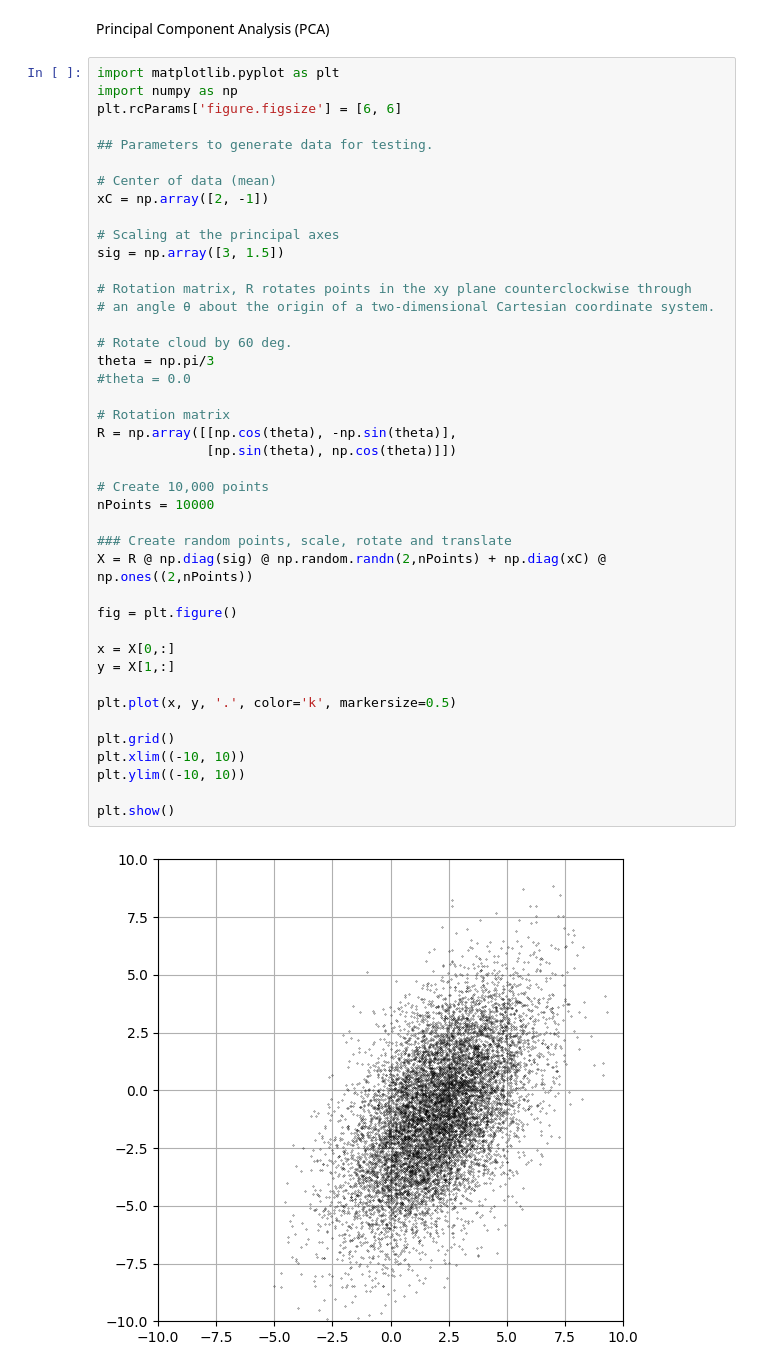
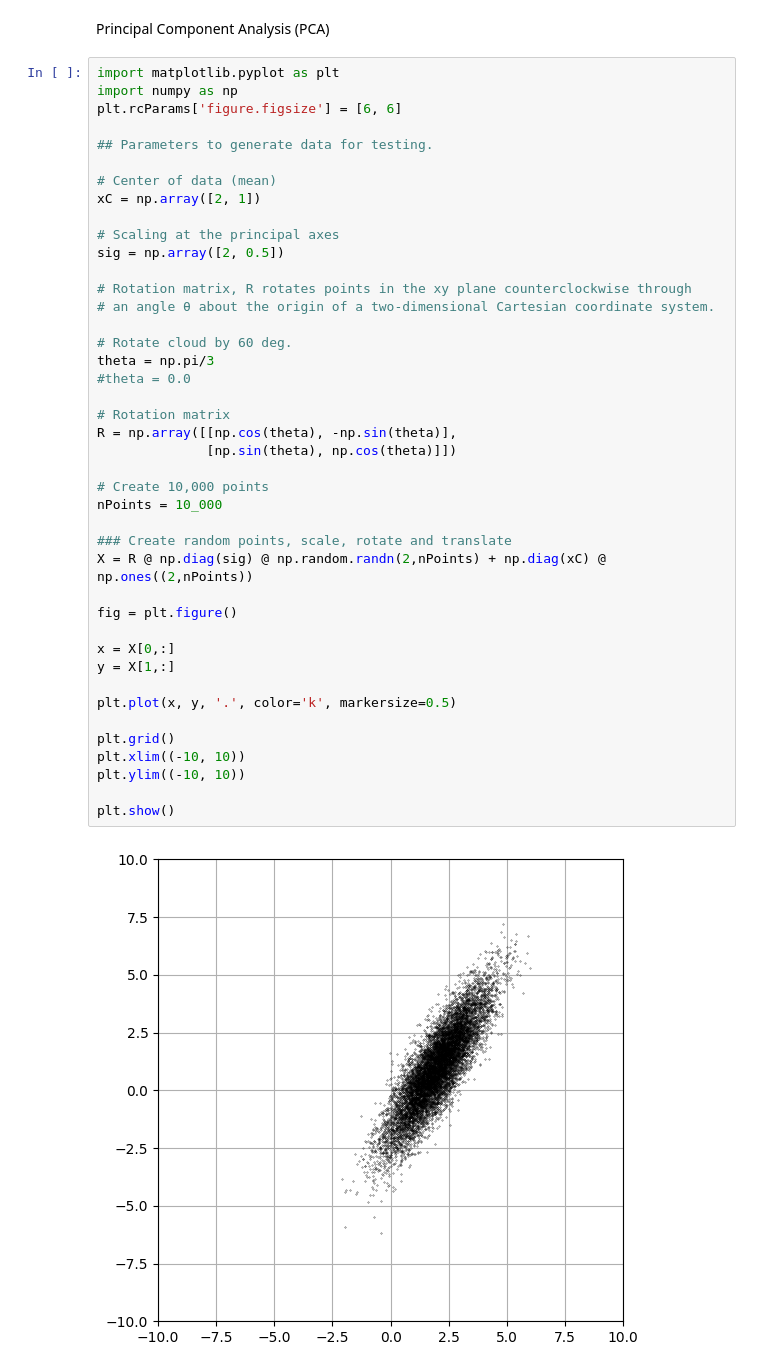
Before and after one commit to stephendyoung/MAE_5020_Spring_2025, a Jupyter notebook: 03_41_Principal_Component_Analysis_PCA.ipynb, the cells around one changed output. Saved outputs shown, nothing was run; the diff lists cells and outputs as text.

```diff
--- a/03_41_Principal_Component_Analysis_PCA.ipynb
+++ b/03_41_Principal_Component_Analysis_PCA.ipynb
@@ -10,42 +10,42 @@ plt.rcParams['figure.figsize'] = [6, 6]
 ## Parameters to generate data for testing.
 
 # Center of data (mean)
-xC = np.array([2, -1])
+xC = np.array([2, 1])
 
 # Scaling at the principal axes
-sig = np.array([3, 1.5])
+sig = np.array([2, 0.5])
 
 # Rotation matrix, R rotates points in the xy plane counterclockwise through
 # an angle θ about the origin of a two-dimensional Cartesian coordinate system.
 
 # Rotate cloud by 60 deg.
 theta = np.pi/3
 #theta = 0.0
 
 # Rotation matrix
 R = np.array([[np.cos(theta), -np.sin(theta)],
               [np.sin(theta), np.cos(theta)]])
 
 # Create 10,000 points
-nPoints = 10000
+nPoints = 10_000
 
 ### Create random points, scale, rotate and translate
 X = R @ np.diag(sig) @ np.random.randn(2,nPoints) + np.diag(xC) @ np.ones((2,nPoints))
 
 fig = plt.figure()
 
 x = X[0,:]
 y = X[1,:]
 
 plt.plot(x, y, '.', color='k', markersize=0.5)
 
 plt.grid()
 plt.xlim((-10, 10))
 plt.ylim((-10, 10))
 
 plt.show()
 # %% [output]
-[figure, old version]
+[figure, new version]
 # %%
 # PCA
 # X[2 x 10,000] is a matrix of the point cloud.
```
Also changed, not shown: parts of 1 cell of this notebook.
